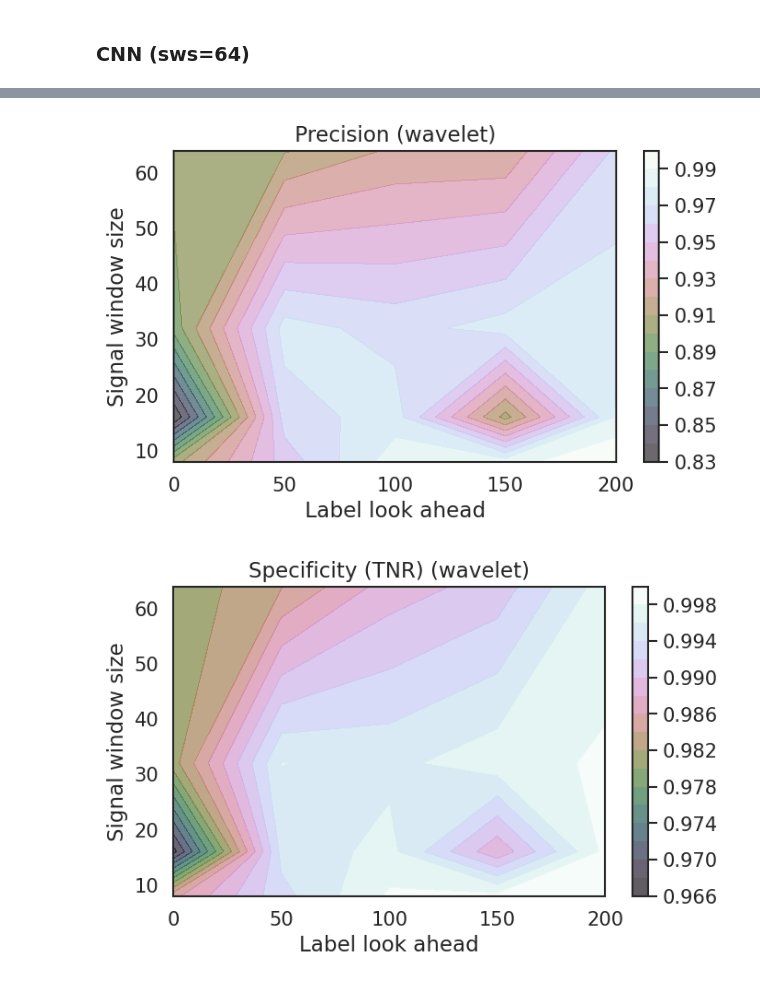
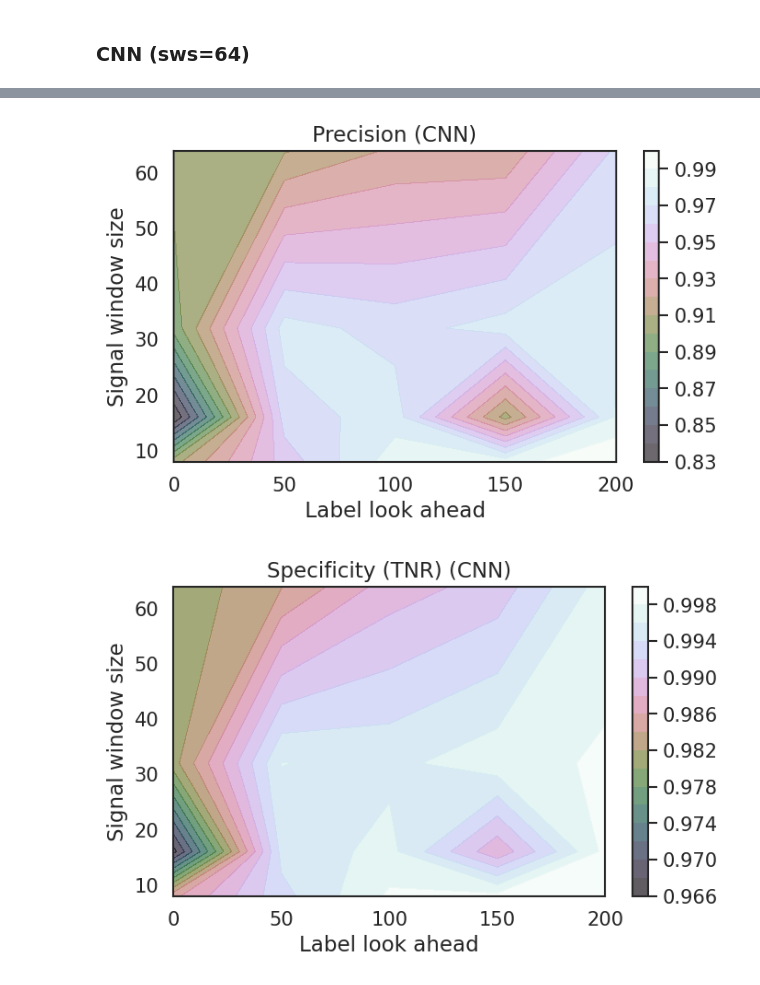
Before and after one commit to PlasmaControl/bes-edgeml-models, a Jupyter notebook: elm_classification/notebooks/contour_plots.ipynb, the cells around one changed output, grey strips where cells are left out. Saved outputs shown, nothing was run; the diff lists cells and outputs as text; code cells hidden in the pictures.

Commit message:
Fix plot titles and figure names.

```diff
--- a/elm_classification/notebooks/contour_plots.ipynb
+++ b/elm_classification/notebooks/contour_plots.ipynb
@@ -801,34 +801,34 @@ plt.figure(figsize=(6, 4), dpi=120)
 plt.contourf(X, Y, precision, 20, alpha=0.6, cmap='cubehelix')
 plt.xlabel('Label look ahead')
 plt.ylabel('Signal window size')
-plt.title('Precision (wavelet)')
+plt.title('Precision (CNN)')
 plt.colorbar()
 plt.tight_layout()
 plt.savefig(os.path.join(base_path, 'cnn_model_precision_wavelet_data.png'), dpi=120)
 plt.show()
 # %% [output]
-[figure, old version]
+[figure, new version]
 # %%
 # specificity
 la = np.array([0, 50, 100, 150, 200])
 sws = np.array([8, 16, 32, 64])
 X, Y = np.meshgrid(la, sws)
 spec = np.array(
     [
         [spec_sws8_la0, spec_sws8_la50, spec_sws8_la100, spec_sws8_la150, spec_sws8_la200],
         [spec_sws16_la0, spec_sws16_la50, spec_sws16_la100, spec_sws16_la150, spec_sws16_la200],
         [spec_sws32_la0, spec_sws32_la50, spec_sws32_la100, spec_sws32_la150, spec_sws32_la200],
         [spec_sws64_la0, spec_sws64_la50, spec_sws64_la100, spec_sws64_la150, spec_sws64_la200]
     ]
 )
 plt.figure(figsize=(6, 4), dpi=120)
 plt.contourf(X, Y, spec, 20, alpha=0.65, cmap='cubehelix')
 plt.xlabel('Label look ahead')
 plt.ylabel('Signal window size')
-plt.title('Specificity (TNR) (wavelet)')
+plt.title('Specificity (TNR) (CNN)')
 plt.colorbar()
 plt.tight_layout()
 plt.savefig(os.path.join(base_path, 'cnn_model_specificity_wavelet_data.png'), dpi=120)
 plt.show()
 # %% [output]
-[figure, old version]
+[figure, new version]
```
Also changed, not shown: parts of 8 cells of this notebook, 20 other files.
